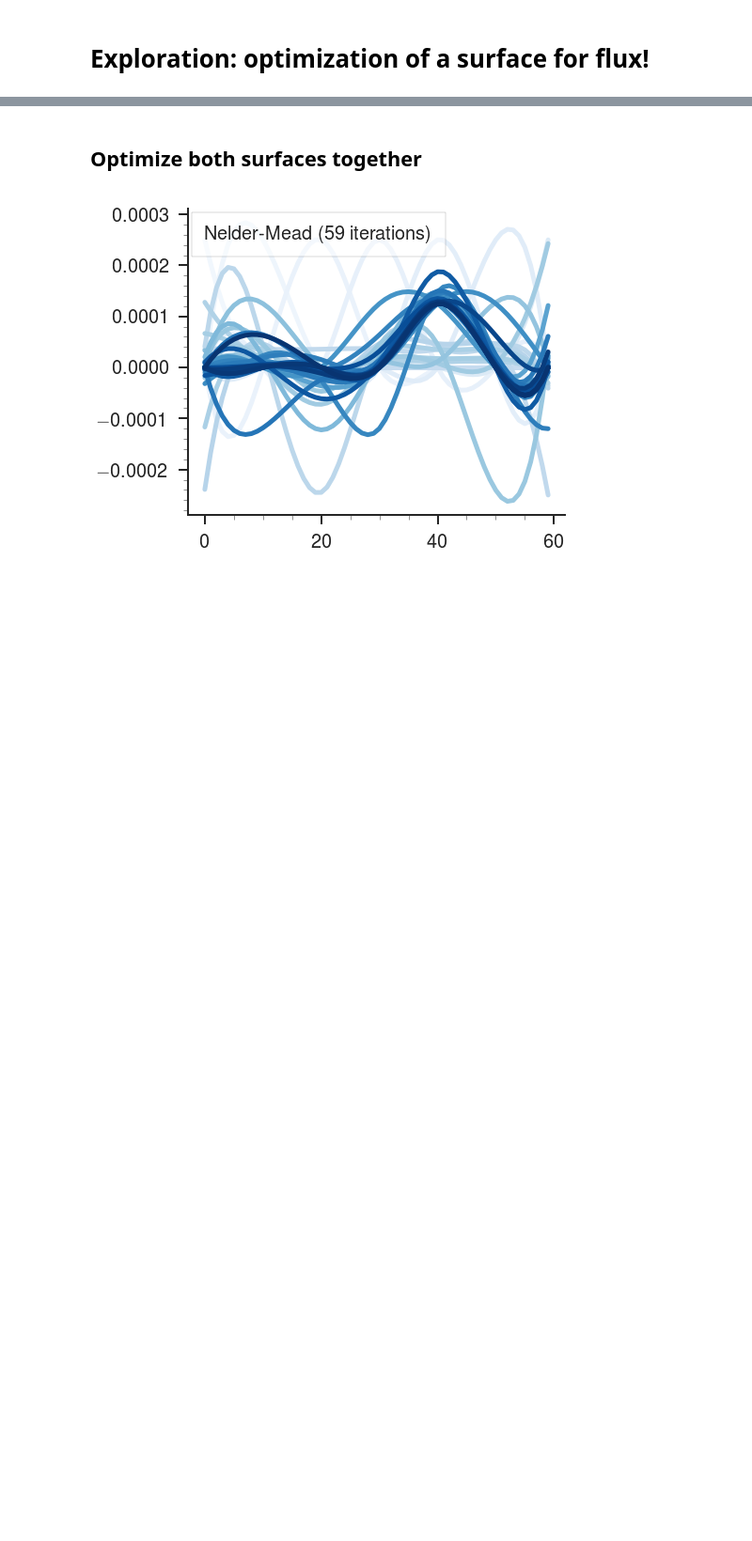
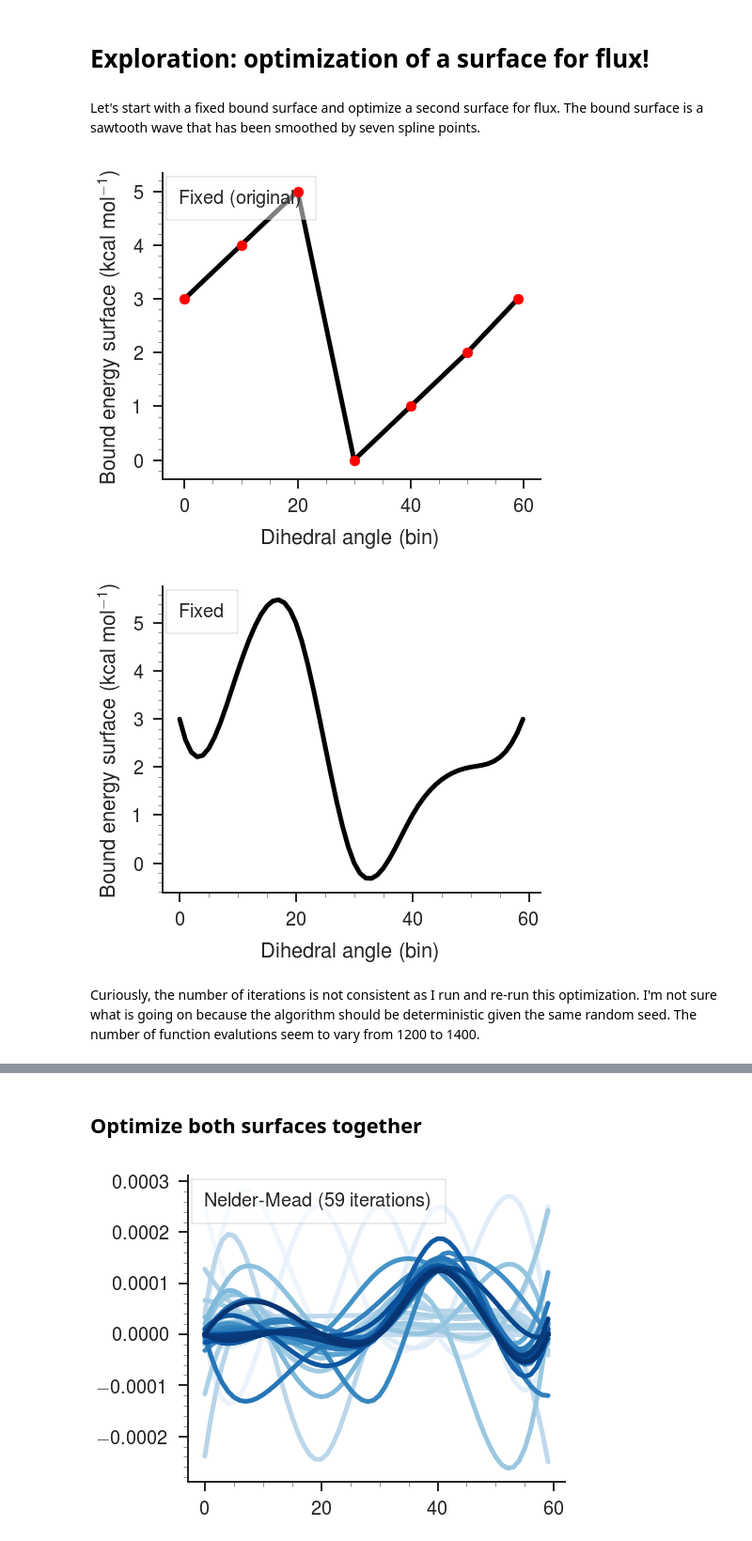
Before and after one commit to slochower/nonequilibrium-master, a Jupyter notebook: notebooks/surface-optimization/optimize-flux.ipynb, the cells around one changed output, grey strips where cells are left out. Shown at 94% size. Saved outputs shown, nothing was run; the diff lists cells and outputs as text; code cells hidden in the pictures; blank space fills up the shorter version.

```diff
--- a/notebooks/surface-optimization/optimize-flux.ipynb
+++ b/notebooks/surface-optimization/optimize-flux.ipynb
@@ -14,4 +17,39 @@ import scipy as sc
 %matplotlib inline
 mpl.rc('text', usetex=True)
 cmap = sns.color_palette("Paired", 10)
+# %% [markdown]
+Let's start with a fixed bound surface and optimize a second surface for flux. The bound surface is a sawtooth wave that has been smoothed by seven spline points.
+# %%
+fig = plt.figure(figsize=(6 * 1.2, 6))
+grid = GridSpec(1, 1, wspace=0.4, hspace=0.2)
+ax1 = plt.subplot(grid[0, 0])
+ax1.plot([0, 10, 20, 30, 40, 50, 59], [3, 4, 5, 0, 1, 2, 3],
+         color='k')
+ax1.scatter([0, 10, 20, 30, 40, 50, 59], [3, 4, 5, 0, 1, 2, 3],
+         color='r', s=120, zorder=10)
+ax1.set_xlabel('Dihedral angle (bin)')
+ax1.set_ylabel('Bound energy surface (kcal mol$^{-1}$)')
+from mpl_toolkits.axes_grid.anchored_artists import AnchoredText
+at = AnchoredText('Fixed (original)', prop=dict(size=20), frameon=True, loc=2)
+at.patch.set(boxstyle='square', alpha=0.5)
+ax1.add_artist(at)
+paper_plot(fig, save=True, filename='bound-presmoothing-surface')
+
+fig = plt.figure(figsize=(6 * 1.2, 6))
+grid = GridSpec(1, 1, wspace=0.4, hspace=0.2)
+ax1 = plt.subplot(grid[0, 0])
+ax1.plot(range(60),
+         interpolate.spline([0, 10, 20, 30, 40, 50, 59], [3, 4, 5, 0, 1, 2, 3],
+         xnew=np.arange(60)),
+         color='k')
+ax1.set_xlabel('Dihedral angle (bin)')
+ax1.set_ylabel('Bound energy surface (kcal mol$^{-1}$)')
+from mpl_toolkits.axes_grid.anchored_artists import AnchoredText
+at = AnchoredText('Fixed', prop=dict(size=20), frameon=True, loc=2)
+at.patch.set(boxstyle='square', alpha=0.5)
+ax1.add_artist(at)
+paper_plot(fig, save=True, filename='fixed-bound-surfaces')
+# %% [output]
+[figure, added]
+[figure, added]
 # %%
@@ -51,3 +81,5 @@ results = sc.optimize.minimize(objective, guess, method='Nelder-Mead',
+# %% [markdown]
+Curiously, the number of iterations is not consistent as I run and re-run this optimization. I'm not sure what is going on because the algorithm should be deterministic given the same random seed. The number of function evalutions seem to vary from 1200 to 1400.
 # %%
 results['nfev']
 # %% [output]
```
Also changed, not shown: parts of 18 cells of this notebook, 5 other files.
